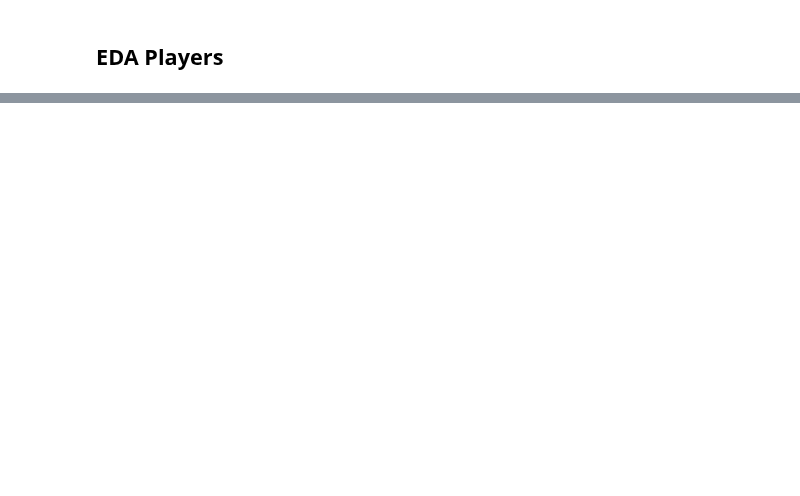
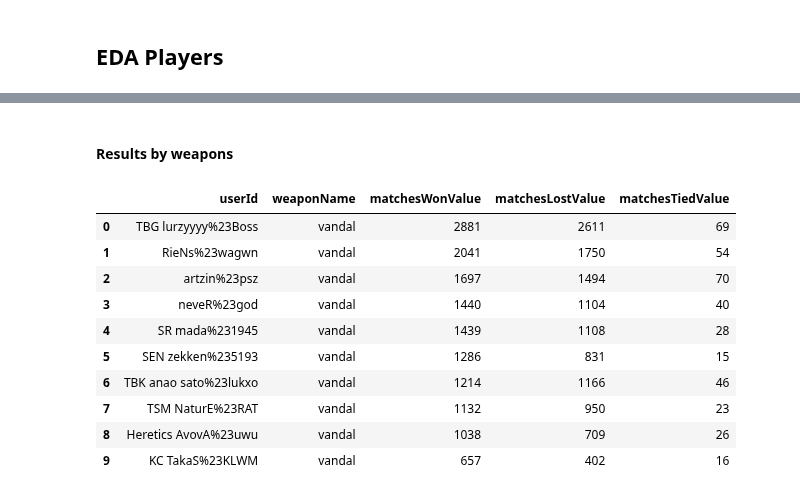
Before and after one commit to aalvestech/tcc_fia_valorant, a Jupyter notebook: notebook/notebook_eda_players.ipynb, the cells around one changed output, grey strips where cells are left out. Cells and saved outputs as stored; diff of their text form; code cells hidden in the pictures; blank space fills up the shorter version.

```diff
--- a/notebook/notebook_eda_players.ipynb
+++ b/notebook/notebook_eda_players.ipynb
@@ -79,0 +295,24 @@ df_matches_raw.query('userId == r"TBK anao sato%23lukxo"').groupby('userId')[['u
+# %% [markdown]
+#### Results by weapons
+# %%
+df_weapons_most_used = (
+    df_weapons_raw
+    .query('userId == @selected_players_list')
+    .groupby(['userId'])[['weaponName','matchesWonValue', 'matchesLostValue', 'matchesTiedValue']]
+    .max()
+    .sort_values('matchesWonValue', ascending=False)
+    .reset_index()
+)
+df_weapons_most_used
+# %% [output]
+|  | userId | weaponName | matchesWonValue | matchesLostValue | matchesTiedValue |
+| 0 | TBG lurzyyyy%23Boss | vandal | 2881 | 2611 | 69 |
+| 1 | RieNs%23wagwn | vandal | 2041 | 1750 | 54 |
+| 2 | artzin%23psz | vandal | 1697 | 1494 | 70 |
+| 3 | neveR%23god | vandal | 1440 | 1104 | 40 |
+| 4 | SR mada%231945 | vandal | 1439 | 1108 | 28 |
+| 5 | SEN zekken%235193 | vandal | 1286 | 831 | 15 |
+| 6 | TBK anao sato%23lukxo | vandal | 1214 | 1166 | 46 |
+| 7 | TSM NaturE%23RAT | vandal | 1132 | 950 | 23 |
+| 8 | Heretics AvovA%23uwu | vandal | 1038 | 709 | 26 |
+| 9 | KC TakaS%23KLWM | vandal | 657 | 402 | 16 |
```
Also changed, not shown: parts of 69 cells of this notebook.
